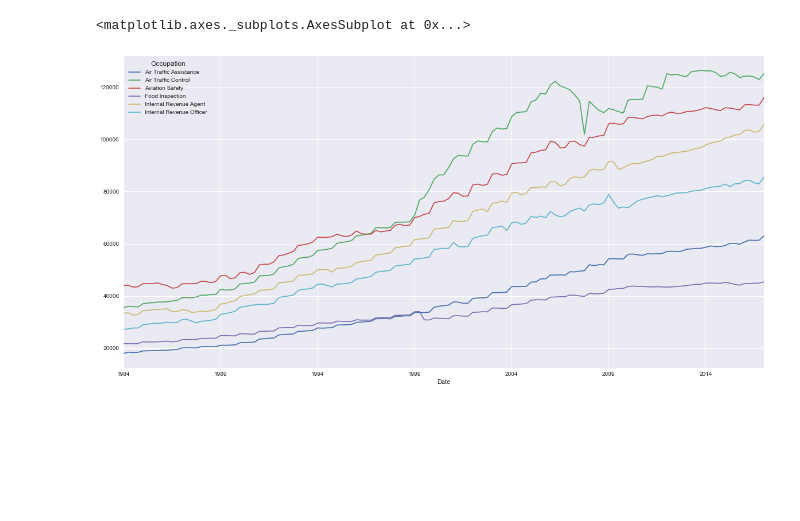
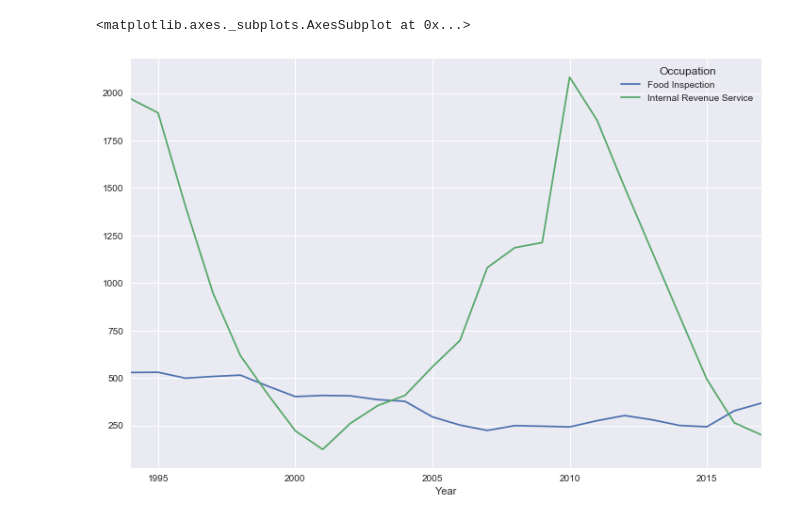
Before and after one commit to jimmyjwu/US_federal_government_performance, a Jupyter notebook: Final Project.ipynb, the cells around one changed output. Saved outputs shown, nothing was run; the diff lists cells and outputs as text; code cells hidden in the pictures; blank space fills up the shorter version.

```diff
--- a/Final Project.ipynb
+++ b/Final Project.ipynb
@@ -49,0 +205,6 @@ num_employees[num_employees["Date"] > "1984-01-01"]\
+# %%
+IRS = pd.read_csv("IRS_data_summary.csv", thousands=",")\
+    .rename(columns={"Audit Year": "Year"})
+IRS.set_index("Year", inplace=True)
+IRS.sort_index(inplace=True)
+IRS["Exam coverage"] = (IRS["Individual returns examined (total)"] / IRS["Individual returns filed"])
@@ -69,6 +244,39 @@ average_salaries["Occupation"] = average_salaries["Occupation"].map({"0512": "In
+# %%
+IRS_num_ages = num_ages[num_ages["Occupation"] == "Internal Revenue Service"]\
+    .pivot(index="Date", columns="Age_Range", values="Number_Employees").replace(np.nan, 0)
+food_safety_num_ages = num_ages[num_ages["Occupation"] == "Food Inspection"]\
+    .pivot(index="Date", columns="Age_Range", values="Number_Employees").replace(np.nan, 0)
+IRS_num_ages["<30"] = IRS_num_ages.iloc[:, 0:3].sum(axis=1)
+food_safety_num_ages["<30"] = food_safety_num_ages.iloc[:, 0:3].sum(axis=1)
+IRS_num_ages["30-49"] = IRS_num_ages.iloc[:, 3:7].sum(axis=1)
+food_safety_num_ages["30-49"] = food_safety_num_ages.iloc[:, 3:7].sum(axis=1)
+IRS_num_ages["50+"] = IRS_num_ages.iloc[:, 7:11].sum(axis=1)
+food_safety_num_ages["50+"] = food_safety_num_ages.iloc[:, 7:11].sum(axis=1)
+# %%
+num_ages = IRS_num_ages.append(food_safety_num_ages)
+num_ages["Occupation"] = np.append(np.repeat("Internal Revenue Service", IRS_num_ages.shape[0]),
+                                   np.repeat("Food Inspection", food_safety_num_ages.shape[0]))
+num_ages = pd.DataFrame(num_ages, columns=["Occupation", "<30", "30-49", "50+"])
+num_ages.reset_index(inplace=True)
+# %%
+all_data = pd.concat([average_ages.set_index(["Date", "Occupation"]),
+                           average_salaries.set_index(["Date", "Occupation"]),
+                           num_employees.set_index(["Date", "Occupation"]),
+                           num_ages.set_index(["Date", "Occupation"])], axis=1)\
+    .reset_index()
+all_data["Year"] = all_data["Date"].apply(lambda x: x.year)
+all_data.drop("Date", axis=1, inplace=True)
+food_safety_metrics["Occupation"] = "Food Inspection"
+IRS["Occupation"] = "Internal Revenue Service"
+all_data = all_data.merge(food_safety_metrics.reset_index(), how="left", on=["Year", "Occupation"])
+all_data = all_data.merge(pd.DataFrame(IRS.reset_index(), columns=["Year", "Occupation", "Exam coverage",
+                                                                   "Recommended additional tax (total)"]),
+                          how="left", on=["Year", "Occupation"])
+all_data.rename(columns={"Exam coverage": "Exam_Coverage"}, inplace=True)
+all_data.set_index(["Year", "Occupation"], inplace=True)
+all_data.to_csv("all_data.csv")
 # %%
-average_salaries[average_salaries["Date"] > "1984-01-01"]\
-.pivot(index="Date", columns="Occupation", values="Average_Salary").plot()
+all_data.reset_index().iloc[40:].pivot(index="Year", columns="Occupation", values="<30").plot()
 # %% [output]
 <matplotlib.axes._subplots.AxesSubplot at 0x...>
-[figure, old version]
+[figure, new version]
```
Also changed, not shown: parts of 21 cells of this notebook.
